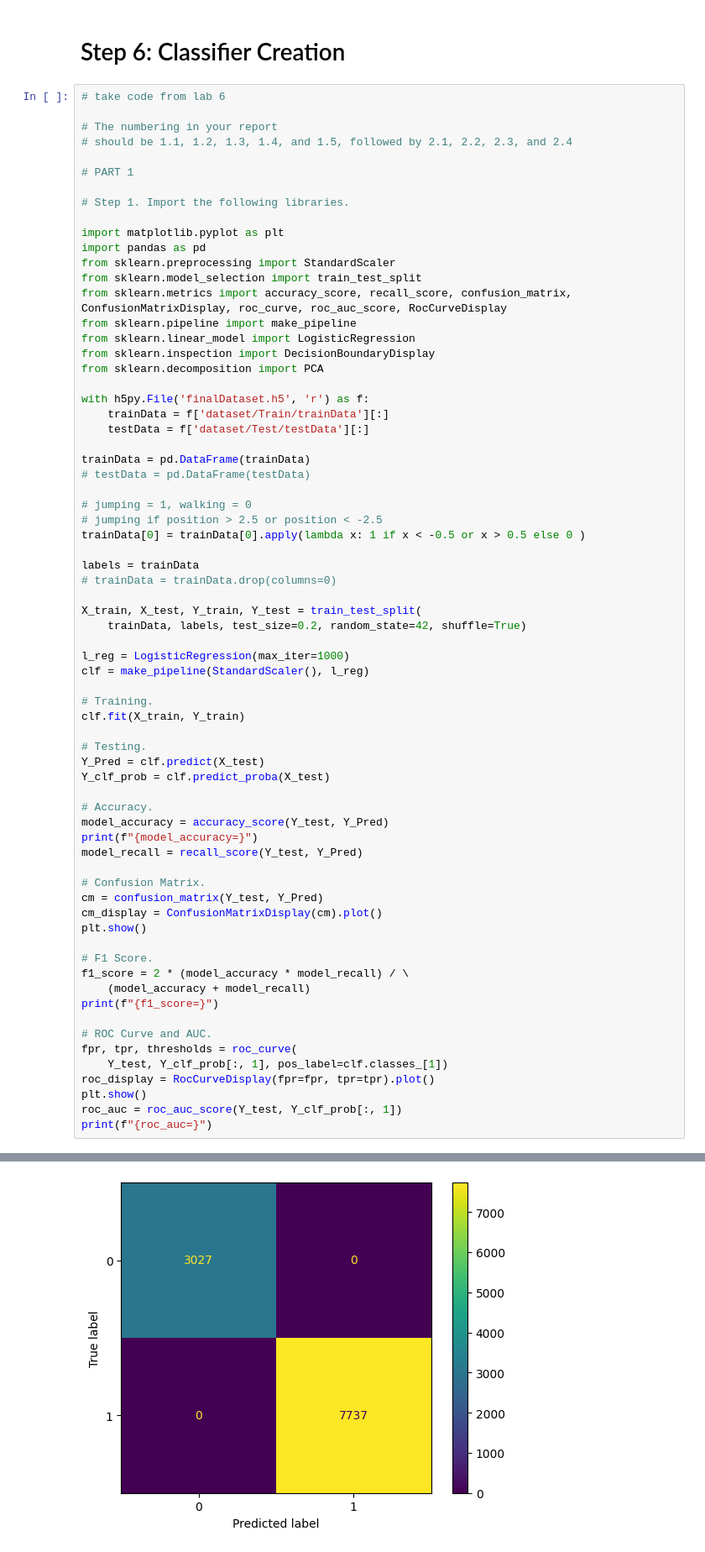
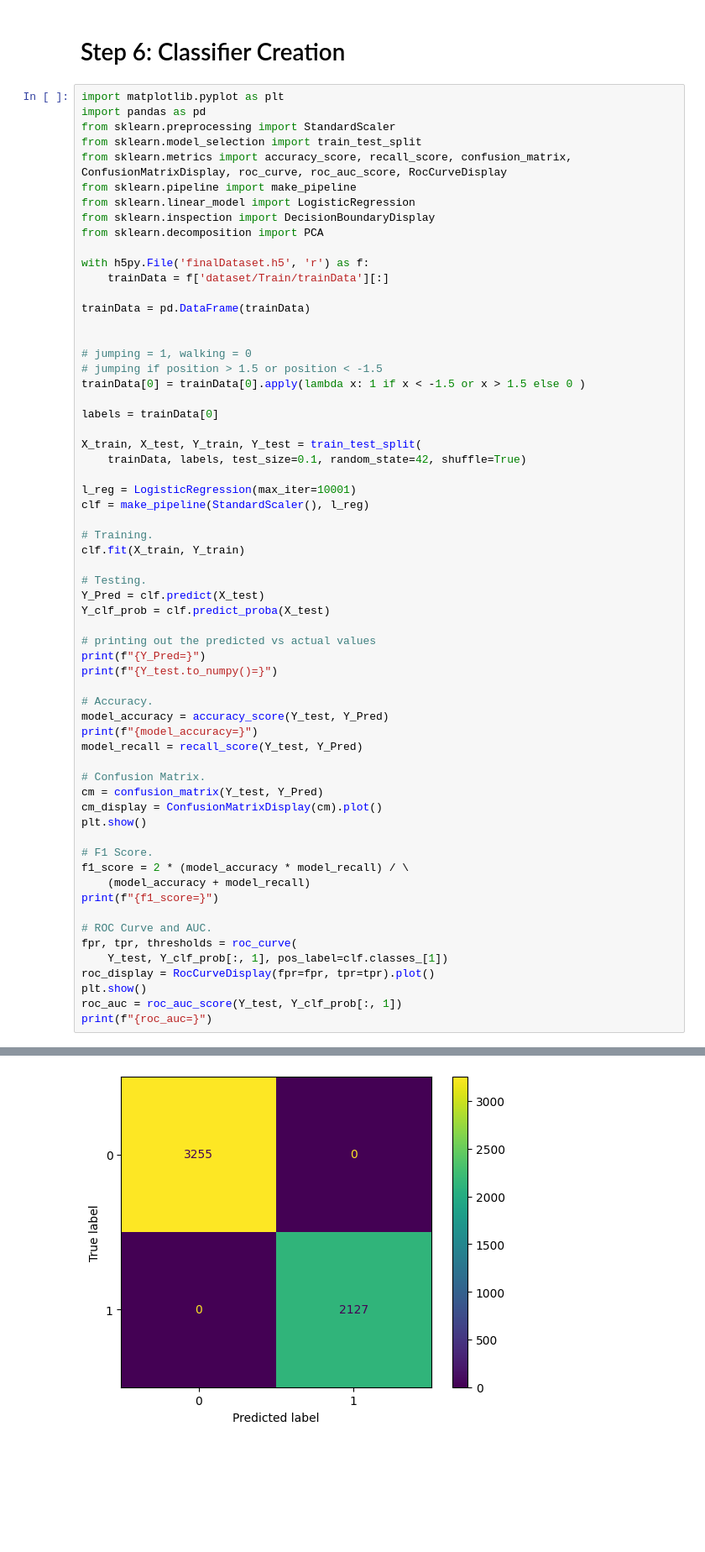
Before and after one commit to connor-leung/walking-jumping-predicting-app, a Jupyter notebook: analysis.ipynb, the cells around one changed output, grey strips where cells are left out. Shown at 84% size. Drawn from its saved outputs; the diff is of its cells as text; blank space fills up the shorter version.

```diff
--- a/analysis.ipynb
+++ b/analysis.ipynb
@@ -152,15 +175,6 @@ print(features)
 # %% [markdown]
 # Step 6: Classifier Creation
 # %%
-# take code from lab 6
-
-# The numbering in your report
-# should be 1.1, 1.2, 1.3, 1.4, and 1.5, followed by 2.1, 2.2, 2.3, and 2.4
-
-# PART 1
-
-# Step 1. Import the following libraries.
-
 import matplotlib.pyplot as plt
 import pandas as pd
 from sklearn.preprocessing import StandardScaler
@@ -173,22 +187,20 @@ from sklearn.decomposition import PCA
 
 with h5py.File('finalDataset.h5', 'r') as f:
     trainData = f['dataset/Train/trainData'][:]
-    testData = f['dataset/Test/testData'][:]
 
 trainData = pd.DataFrame(trainData)
-# testData = pd.DataFrame(testData)
+
 
 # jumping = 1, walking = 0
-# jumping if position > 2.5 or position < -2.5
-trainData[0] = trainData[0].apply(lambda x: 1 if x < -0.5 or x > 0.5 else 0 )
+# jumping if position > 1.5 or position < -1.5
+trainData[0] = trainData[0].apply(lambda x: 1 if x < -1.5 or x > 1.5 else 0 )
 
-labels = trainData
-# trainData = trainData.drop(columns=0)
+labels = trainData[0]
 
 X_train, X_test, Y_train, Y_test = train_test_split(
-    trainData, labels, test_size=0.2, random_state=42, shuffle=True)
+    trainData, labels, test_size=0.1, random_state=42, shuffle=True)
 
-l_reg = LogisticRegression(max_iter=1000)
+l_reg = LogisticRegression(max_iter=10001)
 clf = make_pipeline(StandardScaler(), l_reg)
 
 # Training.
@@ -197,6 +209,10 @@ clf.fit(X_train, Y_train)
 # Testing.
 Y_Pred = clf.predict(X_test)
 Y_clf_prob = clf.predict_proba(X_test)
+
+# printing out the predicted vs actual values
+print(f"{Y_Pred=}")
+print(f"{Y_test.to_numpy()=}")
 
 # Accuracy.
 model_accuracy = accuracy_score(Y_test, Y_Pred)
@@ -224,5 +242,5 @@ print(f"{roc_auc=}")
 model_accuracy=1.0
-[figure, old version]
+[figure, new version]
 No artists with labels found to put in legend.  Note that artists whose label start with an underscore are ignored when legend() is called with no argument.
 f1_score=1.0
 [figure]
```
Also changed, not shown: parts of 3 cells of this notebook, 3 other files.
